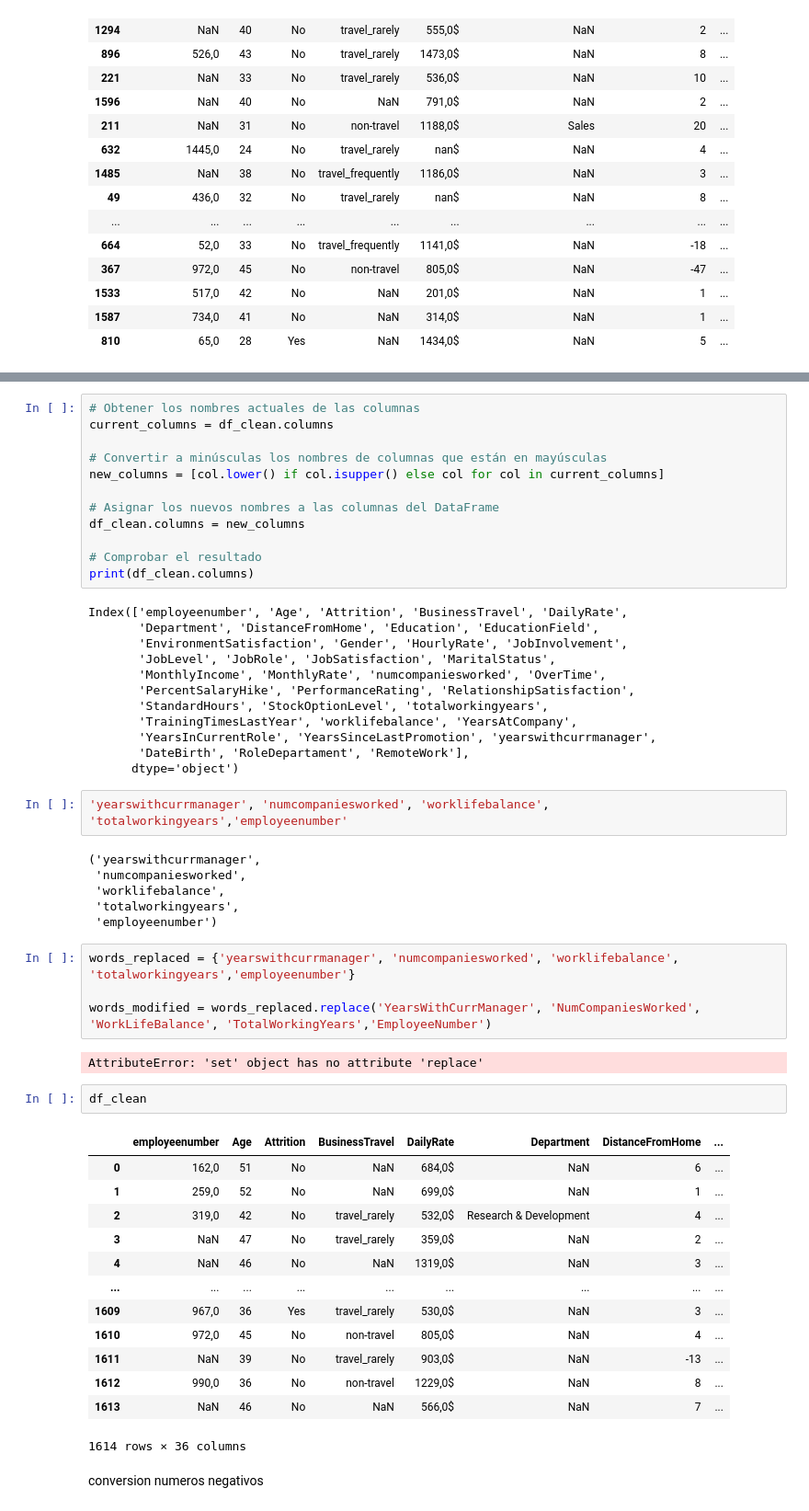
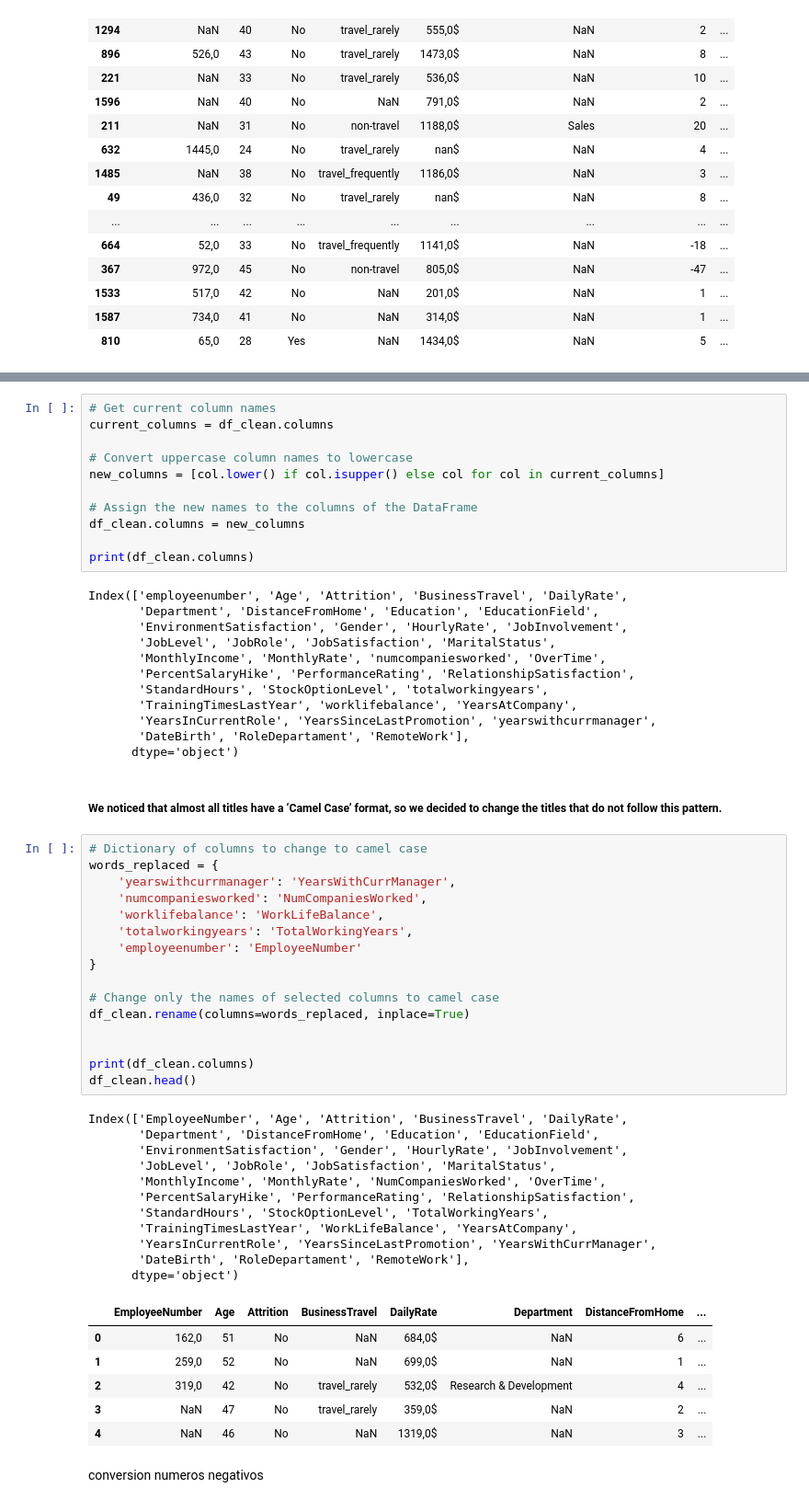
Before and after one commit to Adalab/proyecto-da-promo-b-modulo-3-team-1, a Jupyter notebook: EDA.ipynb, the cells around one changed output, grey strips where cells are left out. Shown: that part at 92% size. Cells and saved outputs as stored; diff of their text form.

```diff
--- a/EDA.ipynb
+++ b/EDA.ipynb
@@ -440,14 +441,13 @@ Index(['employeenumber', 'Age', 'Attrition', 'BusinessTravel', 'DailyRate',
 # %%
-# Obtener los nombres actuales de las columnas
+# Get current column names
 current_columns = df_clean.columns
 
-# Convertir a minúsculas los nombres de columnas que están en mayúsculas
+# Convert uppercase column names to lowercase
 new_columns = [col.lower() if col.isupper() else col for col in current_columns]
 
-# Asignar los nuevos nombres a las columnas del DataFrame
+# Assign the new names to the columns of the DataFrame
 df_clean.columns = new_columns
 
-# Comprobar el resultado
 print(df_clean.columns)
 # %% [output]
 Index(['employeenumber', 'Age', 'Attrition', 'BusinessTravel', 'DailyRate',
@@ -461,36 +461,42 @@ Index(['employeenumber', 'Age', 'Attrition', 'BusinessTravel', 'DailyRate',
        'YearsInCurrentRole', 'YearsSinceLastPromotion', 'yearswithcurrmanager',
        'DateBirth', 'RoleDepartament', 'RemoteWork'],
       dtype='object')
-# %%
-'yearswithcurrmanager', 'numcompaniesworked', 'worklifebalance', 'totalworkingyears','employeenumber'
-# %% [output]
-('yearswithcurrmanager',
- 'numcompaniesworked',
- 'worklifebalance',
- 'totalworkingyears',
- 'employeenumber')
-# %%
-words_replaced = {'yearswithcurrmanager', 'numcompaniesworked', 'worklifebalance', 'totalworkingyears','employeenumber'}
-
-words_modified = words_replaced.replace('YearsWithCurrManager', 'NumCompaniesWorked', 'WorkLifeBalance', 'TotalWorkingYears','EmployeeNumber')
-# %% [output]
-AttributeError: 'set' object has no attribute 'replace'
-# %%
-df_clean
-# %% [output]
-|  | employeenumber | Age | Attrition | BusinessTravel | DailyRate | Department | DistanceFromHome | ... |
-| 0 | 162,0 | 51 | No | NaN | 684,0$ | NaN | 6 | ... |
-| 1 | 259,0 | 52 | No | NaN | 699,0$ | NaN | 1 | ... |
-| 2 | 319,0 | 42 | No | travel_rarely | 532,0$ | Research & Development | 4 | ... |
-| 3 | NaN | 47 | No | travel_rarely | 359,0$ | NaN | 2 | ... |
-| 4 | NaN | 46 | No | NaN | 1319,0$ | NaN | 3 | ... |
-| ... | ... | ... | ... | ... | ... | ... | ... | ... |
-| 1609 | 967,0 | 36 | Yes | travel_rarely | 530,0$ | NaN | 3 | ... |
-| 1610 | 972,0 | 45 | No | non-travel | 805,0$ | NaN | 4 | ... |
-| 1611 | NaN | 39 | No | travel_rarely | 903,0$ | NaN | -13 | ... |
-| 1612 | 990,0 | 36 | No | non-travel | 1229,0$ | NaN | 8 | ... |
-| 1613 | NaN | 46 | No | NaN | 566,0$ | NaN | 7 | ... |
-1614 rows × 36 columns
+# %% [markdown]
+##### We noticed that almost all titles have a ‘Camel Case’ format, so we decided to change the titles that do not follow this pattern.
+# %%
+# Dictionary of columns to change to camel case
+words_replaced = {
+    'yearswithcurrmanager': 'YearsWithCurrManager',
+    'numcompaniesworked': 'NumCompaniesWorked',
+    'worklifebalance': 'WorkLifeBalance',
+    'totalworkingyears': 'TotalWorkingYears',
+    'employeenumber': 'EmployeeNumber'
+}
+
+# Change only the names of selected columns to camel case
+df_clean.rename(columns=words_replaced, inplace=True)
+
+
+print(df_clean.columns)
+df_clean.head()
+# %% [output]
+Index(['EmployeeNumber', 'Age', 'Attrition', 'BusinessTravel', 'DailyRate',
+       'Department', 'DistanceFromHome', 'Education', 'EducationField',
+       'EnvironmentSatisfaction', 'Gender', 'HourlyRate', 'JobInvolvement',
+       'JobLevel', 'JobRole', 'JobSatisfaction', 'MaritalStatus',
+       'MonthlyIncome', 'MonthlyRate', 'NumCompaniesWorked', 'OverTime',
+       'PercentSalaryHike', 'PerformanceRating', 'RelationshipSatisfaction',
+       'StandardHours', 'StockOptionLevel', 'TotalWorkingYears',
+       'TrainingTimesLastYear', 'WorkLifeBalance', 'YearsAtCompany',
+       'YearsInCurrentRole', 'YearsSinceLastPromotion', 'YearsWithCurrManager',
+       'DateBirth', 'RoleDepartament', 'RemoteWork'],
+      dtype='object')
+|  | EmployeeNumber | Age | Attrition | BusinessTravel | DailyRate | Department | DistanceFromHome | ... |
+| 0 | 162,0 | 51 | No | NaN | 684,0$ | NaN | 6 | ... |
+| 1 | 259,0 | 52 | No | NaN | 699,0$ | NaN | 1 | ... |
+| 2 | 319,0 | 42 | No | travel_rarely | 532,0$ | Research & Development | 4 | ... |
+| 3 | NaN | 47 | No | travel_rarely | 359,0$ | NaN | 2 | ... |
+| 4 | NaN | 46 | No | NaN | 1319,0$ | NaN | 3 | ... |
 # %% [markdown]
 conversion numeros negativos
 # %%
```
Also changed, not shown: parts of 4 cells of this notebook.
